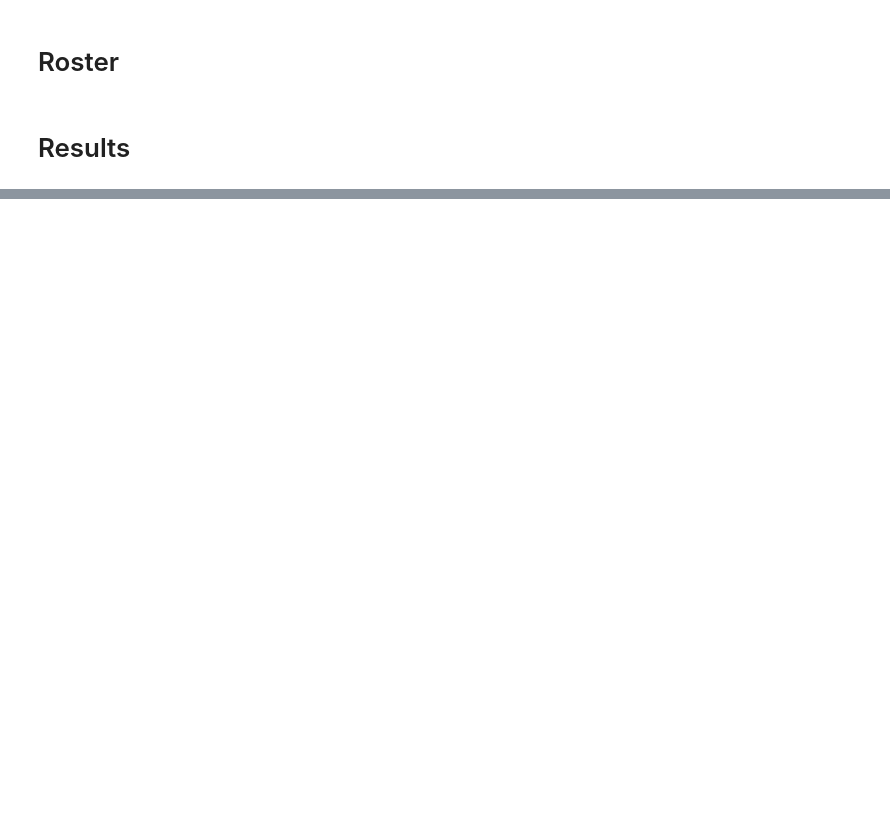
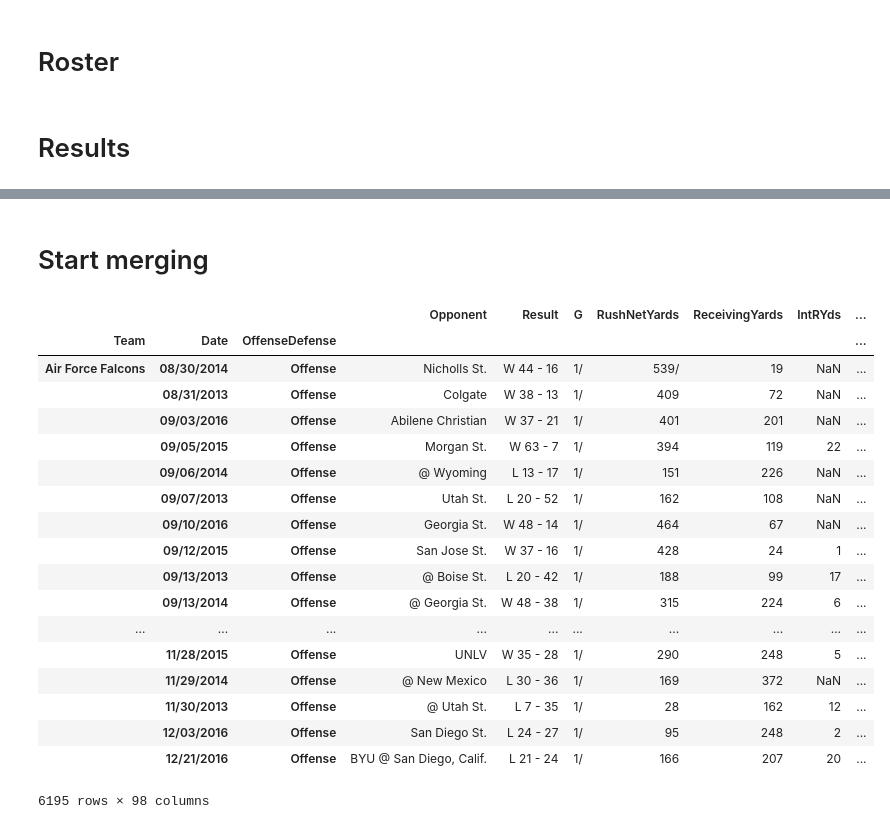
Before and after one commit to cjohns38/ncaafootball, a Jupyter notebook: StartingDataManipulation.ipynb, the cells around one changed output, grey strips where cells are left out. Cells and saved outputs as stored; diff of their text form; code cells hidden in the pictures; blank space fills up the shorter version.

Commit message:
Updated data merging

```diff
--- a/StartingDataManipulation.ipynb
+++ b/StartingDataManipulation.ipynb
@@ -158,3 +179,38 @@ game_by_game_results.head()
 | 2 | 09/14/2013 | @ Michigan | L 24 - 28 | Akron Zips | Away | L | 0 | 24 | 28 | Michigan |
 | 3 | 09/21/2013 | Louisiana | L 30 - 35 | Akron Zips | Home | L | 0 | 30 | 35 | Louisiana |
 | 4 | 09/28/2013 | @ Bowling Green | L 14 - 31 | Akron Zips | Away | L | 0 | 14 | 31 | Bowling Green |
+# %% [markdown]
+# Start merging
+# %%
+targetfiles = [file for file in filenames if 'gamebygame' in file ]
+# %%
+dfs = {}
+for f in targetfiles:
+    filename = f.split(".")[0]
+    dfs[filename] = pd.read_csv(zf.open(f))
+    dfs[filename].set_index(['Team', 'Date', 'OffenseDefense'], inplace = True)
+# %%
+master = pd.concat([v for k, v in dfs.items()], axis = 1)
+master = master.loc[:, ~master.columns.duplicated()]
+# %%
+master[master.index.get_level_values('OffenseDefense') == 'Offense']
+# %% [output]
+|  |  |  | Opponent | Result | G | RushNetYards | ReceivingYards | IntRYds | ... |
+| Team | Date | OffenseDefense |  |  |  |  |  |  | ... |
+| Air Force Falcons | 08/30/2014 | Offense | Nicholls St. | W 44 - 16 | 1/ | 539/ | 19 | NaN | ... |
+|  | 08/31/2013 | Offense | Colgate | W 38 - 13 | 1/ | 409 | 72 | NaN | ... |
+|  | 09/03/2016 | Offense | Abilene Christian | W 37 - 21 | 1/ | 401 | 201 | NaN | ... |
+|  | 09/05/2015 | Offense | Morgan St. | W 63 - 7 | 1/ | 394 | 119 | 22 | ... |
+|  | 09/06/2014 | Offense | @ Wyoming | L 13 - 17 | 1/ | 151 | 226 | NaN | ... |
+|  | 09/07/2013 | Offense | Utah St. | L 20 - 52 | 1/ | 162 | 108 | NaN | ... |
+|  | 09/10/2016 | Offense | Georgia St. | W 48 - 14 | 1/ | 464 | 67 | NaN | ... |
+|  | 09/12/2015 | Offense | San Jose St. | W 37 - 16 | 1/ | 428 | 24 | 1 | ... |
+|  | 09/13/2013 | Offense | @ Boise St. | L 20 - 42 | 1/ | 188 | 99 | 17 | ... |
+|  | 09/13/2014 | Offense | @ Georgia St. | W 48 - 38 | 1/ | 315 | 224 | 6 | ... |
+| ... | ... | ... | ... | ... | ... | ... | ... | ... | ... |
+|  | 11/28/2015 | Offense | UNLV | W 35 - 28 | 1/ | 290 | 248 | 5 | ... |
+|  | 11/29/2014 | Offense | @ New Mexico | L 30 - 36 | 1/ | 169 | 372 | NaN | ... |
+|  | 11/30/2013 | Offense | @ Utah St. | L 7 - 35 | 1/ | 28 | 162 | 12 | ... |
+|  | 12/03/2016 | Offense | San Diego St. | L 24 - 27 | 1/ | 95 | 248 | 2 | ... |
+|  | 12/21/2016 | Offense | BYU @ San Diego, Calif. | L 21 - 24 | 1/ | 166 | 207 | 20 | ... |
+6195 rows × 98 columns
```
Also changed, not shown: parts of 2 cells of this notebook, 2 other files.
